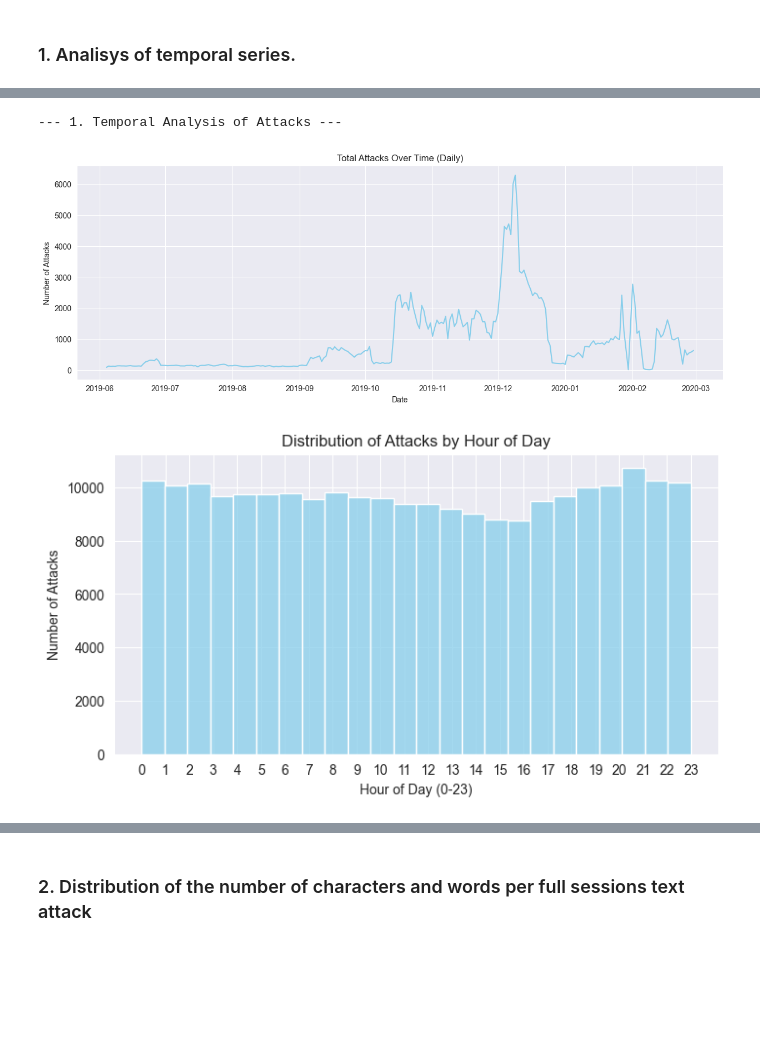
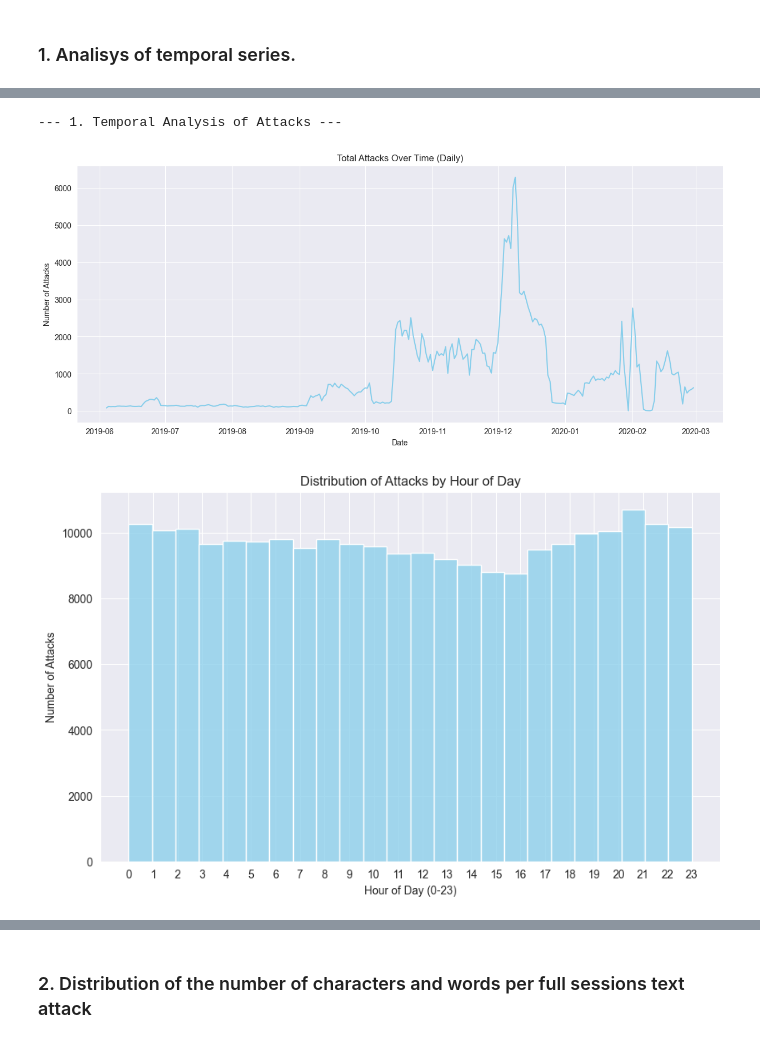
Before and after one commit to SteLib/ML-ssh-session-classifier, a Jupyter notebook: section_1_pre_processing.ipynb, the cells around one changed output, grey strips where cells are left out. Drawn from its saved outputs; the diff is of its cells as text; code cells hidden in the pictures; blank space fills up the shorter version.

```diff
--- a/section_1_pre_processing.ipynb
+++ b/section_1_pre_processing.ipynb
@@ -133,6 +136,6 @@ De-obfuscation complete. Dataset is now ready for Feature Extraction.
 # %%
 sns.set_style("darkgrid")
-palette_used = ['skyblue', 'yellow']
+palette_used = ['skyblue', 'orange']
 
 # --- PRE-PROCESSING & FILTERING ---
 
@@ -163,7 +166,7 @@ if not df_attacks.empty:
 
     # 1. Time series plot (Attacks per day)
     attacks_per_day = df_attacks.groupby('date').size()
-    plt.figure(figsize=(15, 5))
+    plt.figure(figsize=(15, 6))
     sns.lineplot(data=attacks_per_day, color=palette_used[0])
     plt.title('Total Attacks Over Time (Daily)')
     plt.xlabel('Date')
@@ -171,7 +174,7 @@ if not df_attacks.empty:
     plt.show()
 
     # 2. Distribution plot by hour of the day
-    plt.figure(figsize=(8, 4))
+    plt.figure(figsize=(10, 6))
     sns.histplot(df_attacks['hour'], bins=24, kde=False, color=palette_used[0])
     plt.title('Distribution of Attacks by Hour of Day')
     plt.xlabel('Hour of Day (0-23)')
@@ -182,7 +185,7 @@ if not df_attacks.empty:
     # 3. Distribution plot by day of the week
     days = ['Monday', 'Tuesday', 'Wednesday', 'Thursday', 'Friday', 'Saturday', 'Sunday']
     attacks_per_weekday = df_attacks.groupby('day_of_week').size().reindex(range(7), fill_value=0)
-    plt.figure(figsize=(8, 4))
+    plt.figure(figsize=(10, 6))
     sns.barplot(x=attacks_per_weekday.index, y=attacks_per_weekday.values, color=palette_used[0])
     plt.title('Distribution of Attacks by Day of Week')
     plt.xlabel('Day of Week')
@@ -203,7 +206,7 @@ df_subset = df_attacks[df_attacks["first_timestamp"].dt.year.isin(years_of_inter
 attacks_per_year = df_subset["first_timestamp"].dt.year.value_counts().sort_index().reset_index()
 attacks_per_year.columns = ["Year", "Number_attacks"]
 
-plt.figure(figsize=(8, 5))
+plt.figure(figsize=(10, 6))
 
 # 2. Plotting
 ax = sns.barplot(
@@ -230,32 +233,32 @@ df_subset['Year'] = df_subset["first_timestamp"].dt.year
 df_subset['Month'] = df_subset["first_timestamp"].dt.month
 
 # 2. Grouping
 df_counts_monthly = df_subset.groupby(['Year', 'Month']).size().reset_index(name='Attacks')
 
 # Create a complete grid of Years and ONLY PRESENT Months
 present_months = sorted(df_subset['Month'].unique())
 full_index = pd.MultiIndex.from_product([years_of_interest, present_months], names=['Year', 'Month'])
 
 # Reindex with 0 where there are no attacks
 df_counts_monthly = df_counts_monthly.set_index(['Year', 'Month']).reindex(full_index, fill_value=0).reset_index()
 
 # 3. Plotting
 plt.figure(figsize=(10, 6))
 sns.barplot(
     data=df_counts_monthly,
     x='Month',
     y='Attacks',
     hue='Year',
     palette=palette_used,
     hue_order=[2019, 2020]
 )
 
 plt.title("Monthly Attack Trends: 2019 vs 2020", fontsize=14)
 plt.xlabel("Month")
 plt.ylabel("Number of Attacks")
 plt.legend(title="Year")
 plt.show()
 # %% [output]
 --- 1. Temporal Analysis of Attacks ---
-[figure, old version]
+[figure, new version]
-[figure, old version]
+[figure, new version]
```
Also changed, not shown: parts of 12 cells of this notebook.
